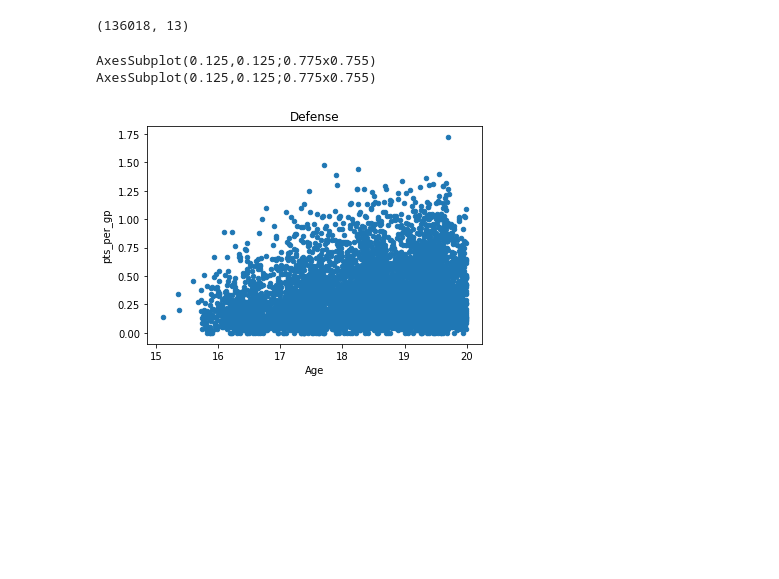
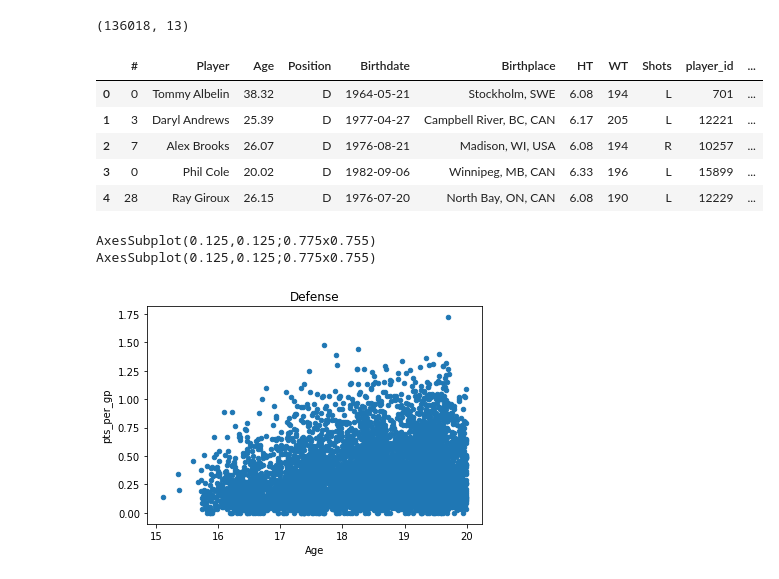
Before and after one commit to Schmoegurt/prospectmodel, a Jupyter notebook: Prospect Model.ipynb, the cells around one changed output. Saved outputs shown, nothing was run; the diff lists cells and outputs as text; code cells hidden in the pictures; blank space fills up the shorter version.

```diff
--- a/Prospect Model.ipynb
+++ b/Prospect Model.ipynb
@@ -91,6 +93,21 @@ def clean_height(value):
     return value
 
 roster['HT'] = roster['HT'].astype('str').apply(clean_height)
+# %%
+#create goal to total points ratios
+roster['goals_to_points'] = roster['G']/roster['TP']
+roster['goals_to_points'] = roster['goals_to_points'].fillna(value=0)
+roster['goals_to_points'] = roster['goals_to_points'].round(decimals=2)
+
+#create assist to total points ratios
+roster['assists_to_points'] = roster['A']/roster['TP']
+roster['assists_to_points'] = roster['assists_to_points'].fillna(value=0)
+roster['assists_to_points'] = roster['assists_to_points'].round(decimals=2)
+
+#calculate points per game
+roster['pts_per_gp'] = roster['TP']/roster['GP']
+roster['pts_per_gp'] = roster['pts_per_gp'].fillna(value = 0)
+roster['pts_per_gp'] = roster['pts_per_gp'].round(decimals=2)
 # %%
 #joining league data to the dataframe
 leagues_hist = pd.read_csv('stats_files/leagues_hist_table', sep='|')
@@ -118,3 +125,12 @@ roster['pts_per_gp'] = roster['pts_per_gp'].round(decimals=2)
+# %%
+roster.head()
+# %% [output]
+|  | # | Player | Age | Position | Birthdate | Birthplace | HT | WT | Shots | player_id | ... |
+| 0 | 0 | Tommy Albelin | 38.32 | D | 1964-05-21 | Stockholm, SWE | 6.08 | 194 | L | 701 | ... |
+| 1 | 3 | Daryl Andrews | 25.39 | D | 1977-04-27 | Campbell River, BC, CAN | 6.17 | 205 | L | 12221 | ... |
+| 2 | 7 | Alex Brooks | 26.07 | D | 1976-08-21 | Madison, WI, USA | 6.08 | 194 | R | 10257 | ... |
+| 3 | 0 | Phil Cole | 20.02 | D | 1982-09-06 | Winnipeg, MB, CAN | 6.33 | 196 | L | 15899 | ... |
+| 4 | 28 | Ray Giroux | 26.15 | D | 1976-07-20 | North Bay, ON, CAN | 6.08 | 190 | L | 12229 | ... |
 # %%
 #creating df for age to points regresion stopped at 20 because the regression become negatives as younger players
 #graduate to professional leagues
```
Also changed, not shown: parts of 26 cells of this notebook.
